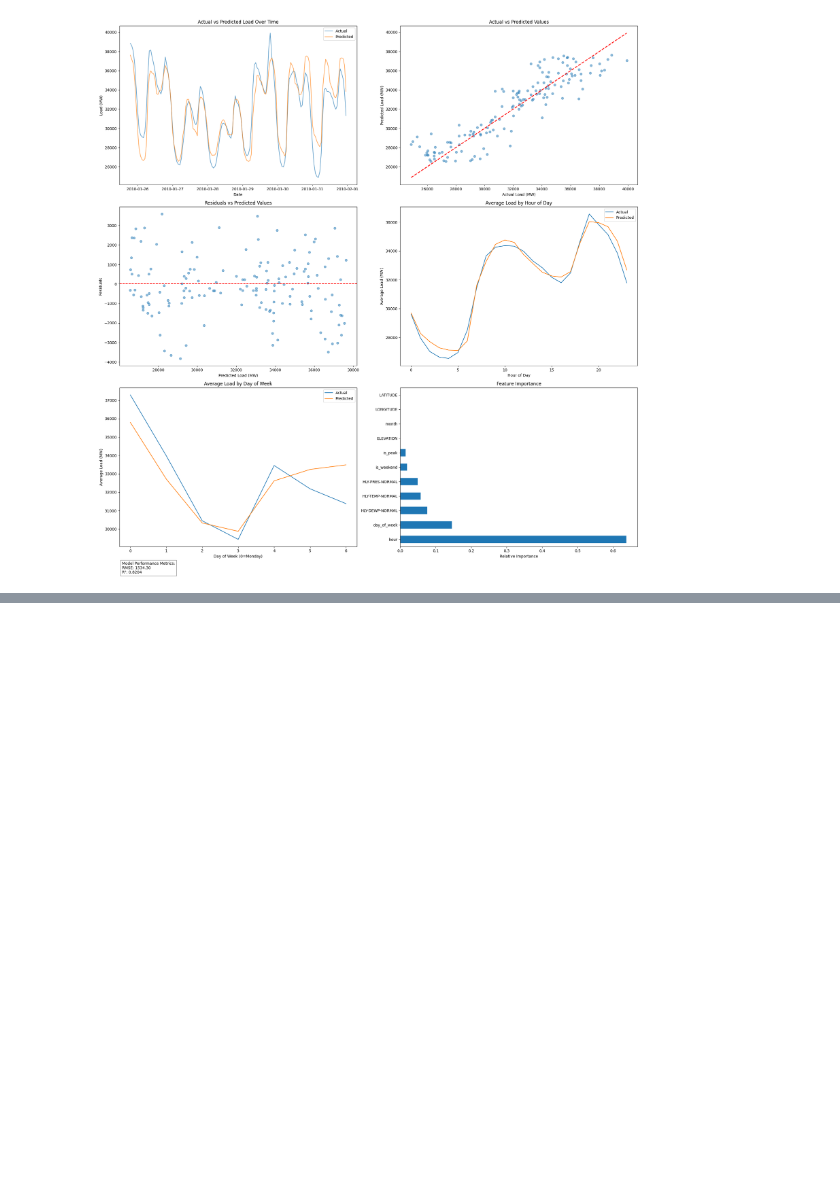
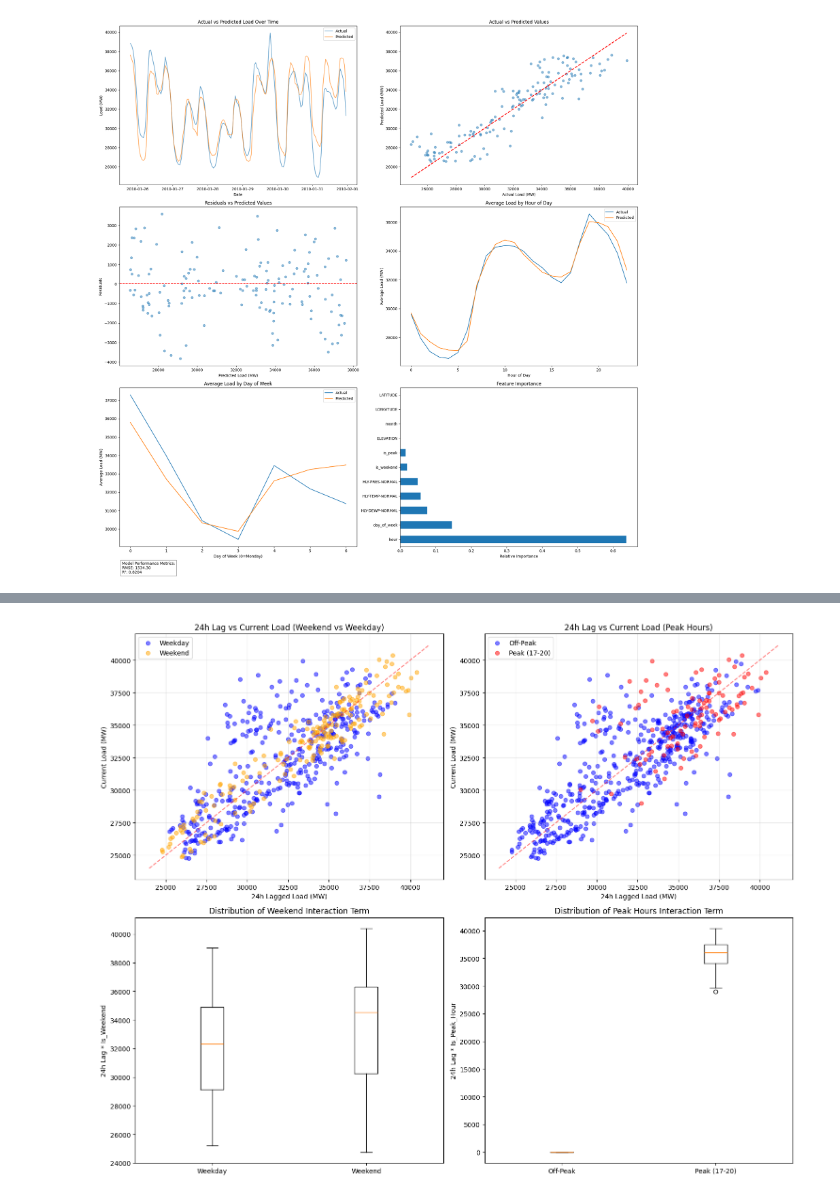
Before and after one commit to DhanaNugraha/Predict-Energy-Demand-with-Weather-Data, a Jupyter notebook: notebooks/demand_forecasting.ipynb, the cells around one changed output, grey strips where cells are left out. Saved outputs shown, nothing was run; the diff lists cells and outputs as text; code cells hidden in the pictures; blank space fills up the shorter version.

```diff
--- a/notebooks/demand_forecasting.ipynb
+++ b/notebooks/demand_forecasting.ipynb
@@ -7,14 +7,14 @@ from sklearn.model_selection import train_test_split
 # %%
 # Load the energy demand data
 load_data = pd.read_csv(
-    "data/PJM_Load_hourly.csv",
+    "../data/PJM_Load_hourly.csv",
     parse_dates=["Datetime"],  # Parse the Datetime column
     index_col="Datetime",  # Use Datetime as index
 )
 # %%
 # Load the temperature data
 temp_data = pd.read_csv(
-    "data/Temperature_hourly.csv",
+    "../data/Temperature_hourly.csv",
     parse_dates=["DATE"],  # Parse the Date (UTC) column
     index_col="DATE",  # Use Date (UTC) as index
 )
@@ -446,0 +585,83 @@ plt.show()
+# %%
+# Add day-of-week interaction
+df["load_lag_24h_weekend"] = df["load_lag_24h"] * df["is_weekend"]
+
+# Add hour-of-day interaction
+df["load_lag_24h_peak"] = df["load_lag_24h"] * (df["hour"].between(17, 20).astype(int))
+
+# Create figure
+plt.figure(figsize=(15, 12))
+
+# Plot 1: 24h Lag vs Current Load, colored by weekend
+plt.subplot(2, 2, 1)
+weekend_mask = df["is_weekend"] == 1
+plt.scatter(
+    df[~weekend_mask]["load_lag_24h"],
+    df[~weekend_mask]["PJM_Load_MW"],
+    alpha=0.5,
+    label="Weekday",
+    color="blue",
+)
+plt.scatter(
+    df[weekend_mask]["load_lag_24h"],
+    df[weekend_mask]["PJM_Load_MW"],
+    alpha=0.5,
+    label="Weekend",
+    color="orange",
+)
+xlim = plt.xlim()
+plt.plot(xlim, xlim, "r--", alpha=0.5)
+plt.title("24h Lag vs Current Load (Weekend vs Weekday)")
+plt.xlabel("24h Lagged Load (MW)")
+plt.ylabel("Current Load (MW)")
+plt.legend()
+plt.grid(True, alpha=0.3)
+
+# Plot 2: 24h Lag vs Current Load, colored by peak hours
+plt.subplot(2, 2, 2)
+peak_mask = df["hour"].between(17, 20)
+plt.scatter(
+    df[~peak_mask]["load_lag_24h"],
+    df[~peak_mask]["PJM_Load_MW"],
+    alpha=0.5,
+    label="Off-Peak",
+    color="blue",
+)
+plt.scatter(
+    df[peak_mask]["load_lag_24h"],
+    df[peak_mask]["PJM_Load_MW"],
+    alpha=0.5,
+    label="Peak (17-20)",
+    color="red",
+)
+plt.plot(xlim, xlim, "r--", alpha=0.5)
+plt.title("24h Lag vs Current Load (Peak Hours)")
+plt.xlabel("24h Lagged Load (MW)")
+plt.ylabel("Current Load (MW)")
+plt.legend()
+plt.grid(True, alpha=0.3)
+
+# Plot 3: Weekend interaction term
+plt.subplot(2, 2, 3)
+weekend_values = df[df["is_weekend"] == 1]["load_lag_24h"]
+weekday_values = df[df["is_weekend"] == 0]["load_lag_24h"]
+plt.boxplot(
+    [weekday_values, weekend_values], tick_labels=["Weekday", "Weekend"]
+)  # Fixed parameter name
+plt.title("Distribution of Weekend Interaction Term")
+plt.ylabel("24h Lag * Is_Weekend")
+
+# Plot 4: Peak hours interaction term
+plt.subplot(2, 2, 4)
+peak_values = df[peak_mask]["load_lag_24h_peak"]
+offpeak_values = df[~peak_mask]["load_lag_24h_peak"]
+plt.boxplot(
+    [offpeak_values, peak_values], tick_labels=["Off-Peak", "Peak (17-20)"]
+)  # Fixed parameter name
+plt.title("Distribution of Peak Hours Interaction Term")
+plt.ylabel("24h Lag * Is_Peak_Hour")
+
+plt.tight_layout()
+plt.show()
+# %% [output]
+[figure, added]
```
Also changed, not shown: parts of 3 cells of this notebook, 4 other files.
